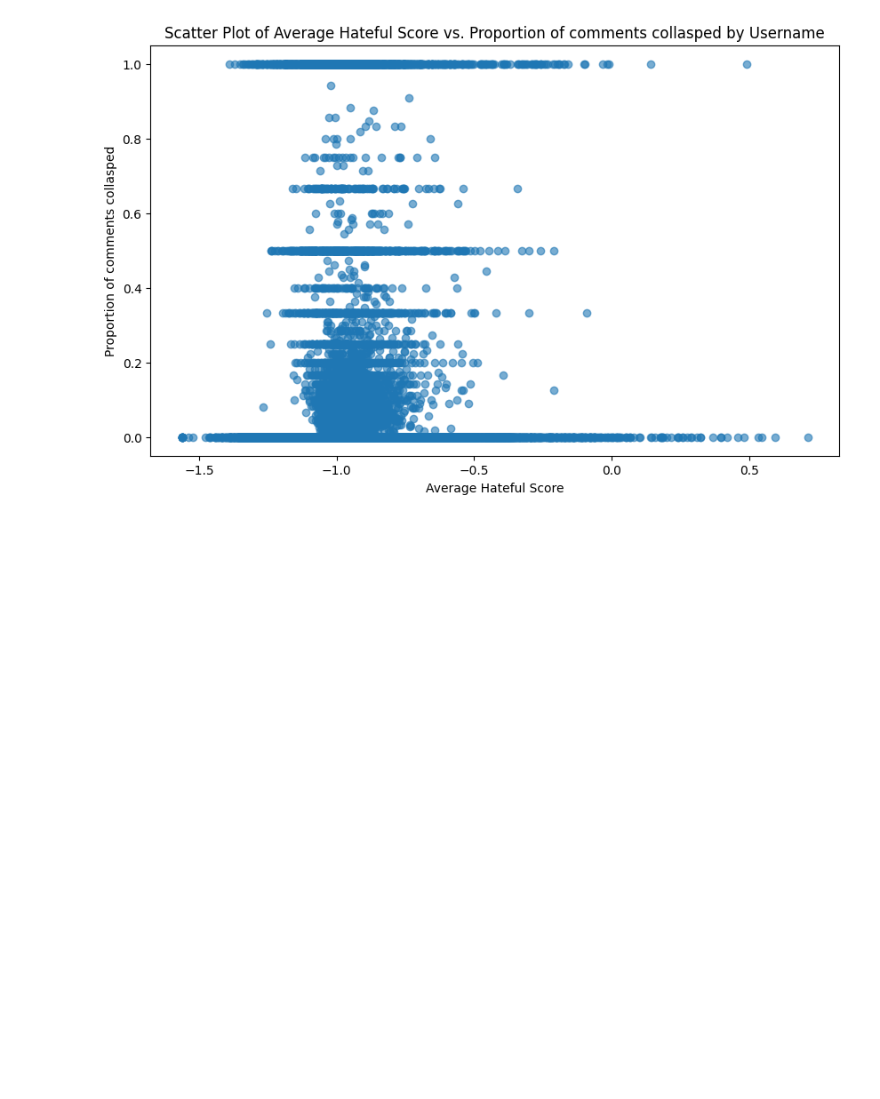
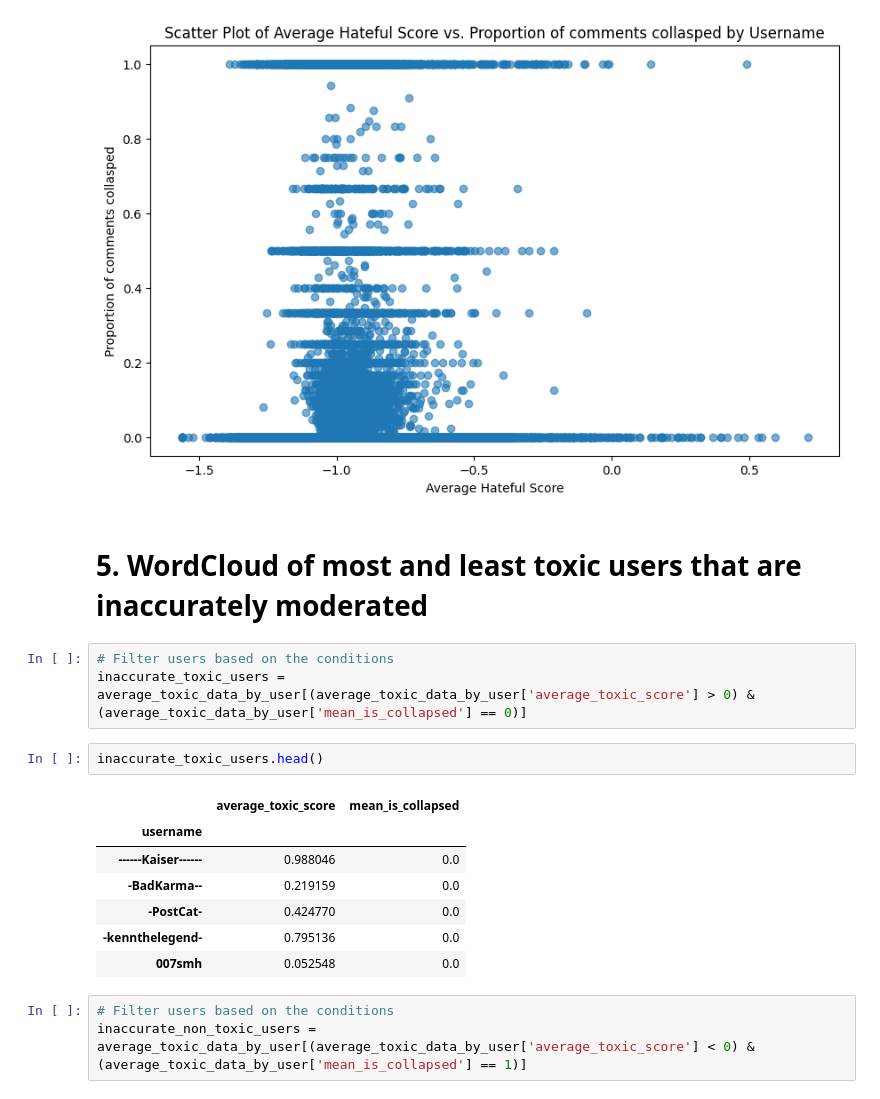
Before and after one commit to rhyden-kx/DSA4264, a Jupyter notebook: eda_2/users.ipynb, the cells around one changed output. Cells and saved outputs as stored; diff of their text form; blank space fills up the shorter version.

```diff
--- a/eda_2/users.ipynb
+++ b/eda_2/users.ipynb
@@ -279,3 +283,21 @@ plt.title('Scatter Plot of Average Hateful Score vs. Proportion of comments coll
 plt.show()
 # %% [output]
 [figure]
+# %% [markdown]
+# 5. WordCloud of most and least toxic users that are inaccurately moderated
+# %%
+# Filter users based on the conditions
+inaccurate_toxic_users = average_toxic_data_by_user[(average_toxic_data_by_user['average_toxic_score'] > 0) & (average_toxic_data_by_user['mean_is_collapsed'] == 0)]
+# %%
+inaccurate_toxic_users.head()
+# %% [output]
+|  | average_toxic_score | mean_is_collapsed |
+| username |  |  |
+| ------Kaiser------ | 0.988046 | 0.0 |
+| -BadKarma-- | 0.219159 | 0.0 |
+| -PostCat- | 0.424770 | 0.0 |
+| -kennthelegend- | 0.795136 | 0.0 |
+| 007smh | 0.052548 | 0.0 |
+# %%
+# Filter users based on the conditions
+inaccurate_non_toxic_users = average_toxic_data_by_user[(average_toxic_data_by_user['average_toxic_score'] < 0) & (average_toxic_data_by_user['mean_is_collapsed'] == 1)]
```
Also changed, not shown: parts of 8 cells of this notebook.
